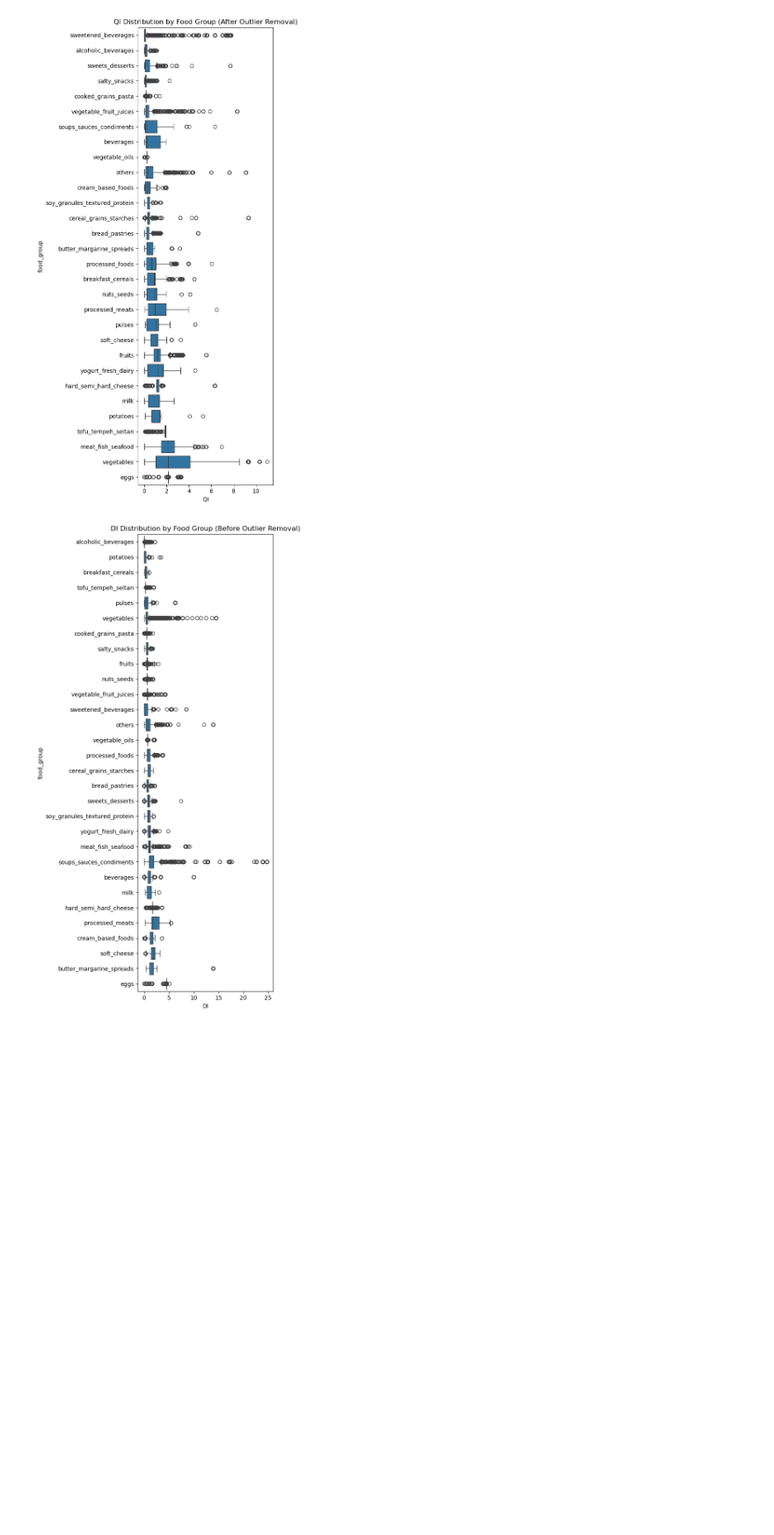
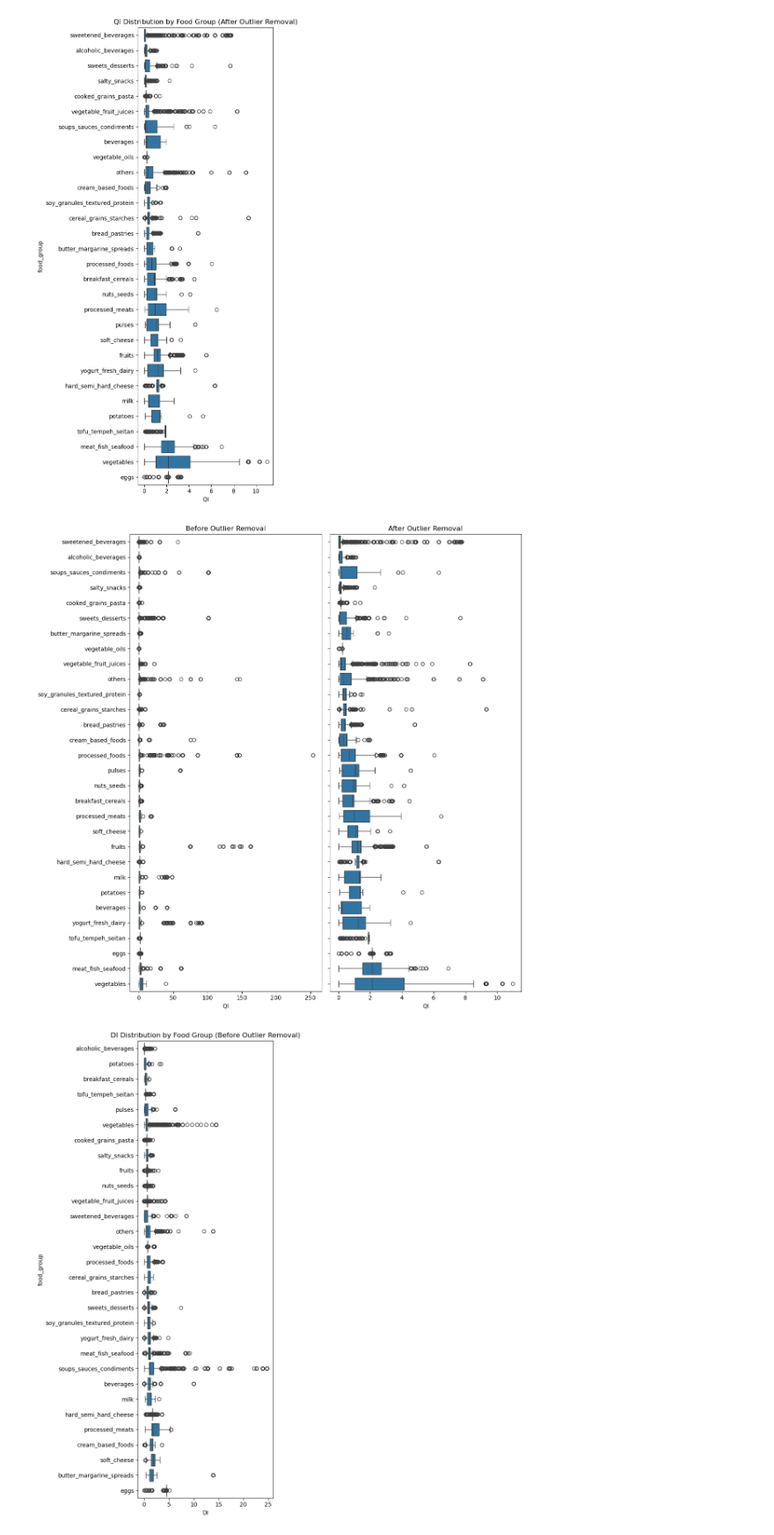
Before and after one commit to sskyxx/Bachelor-Project, a Jupyter notebook: analysis/outliers.ipynb, the cells around one changed output. Shown: that part at 88% size. Drawn from its saved outputs; the diff is of its cells as text; code cells hidden in the pictures; blank space fills up the shorter version.

Commit message:
report and figures adjustments

```diff
--- a/analysis/outliers.ipynb
+++ b/analysis/outliers.ipynb
@@ -178,6 +198,46 @@ plt.show()
 # %% [output]
 [figure]
 [figure]
+# %%
+order = (
+    df_food_scaled
+    .groupby('food_group')['QI']
+    .median()
+    .sort_values()
+    .index
+)
+
+# Create a single figure with two horizontal subplots sharing the y-axis
+fig, axes = plt.subplots(ncols=2, sharey=True, figsize=(12, 12))
+
+# Left: before outlier removal
+sns.boxplot(
+    x='QI', y='food_group',
+    data=df_food_scaled,
+    order=order,
+    ax=axes[0],
+    orient='h'
+)
+axes[0].set_title("Before Outlier Removal")
+axes[0].set_xlabel("QI")
+axes[0].set_ylabel("")  # hide redundant label
+
+# Right: after outlier removal
+sns.boxplot(
+    x='QI', y='food_group',
+    data=df_food_clean_scaled,
+    order=order,            # use the same order!
+    ax=axes[1],
+    orient='h'
+)
+axes[1].set_title("After Outlier Removal")
+axes[1].set_xlabel("QI")
+axes[1].set_ylabel("")  # no label on second subplot
+
+plt.tight_layout()
+plt.show()
+# %% [output]
+[figure, added]
 # %%
 output_direction = "graphs"
 
```
Also changed, not shown: parts of 10 cells of this notebook, 5 other files.
